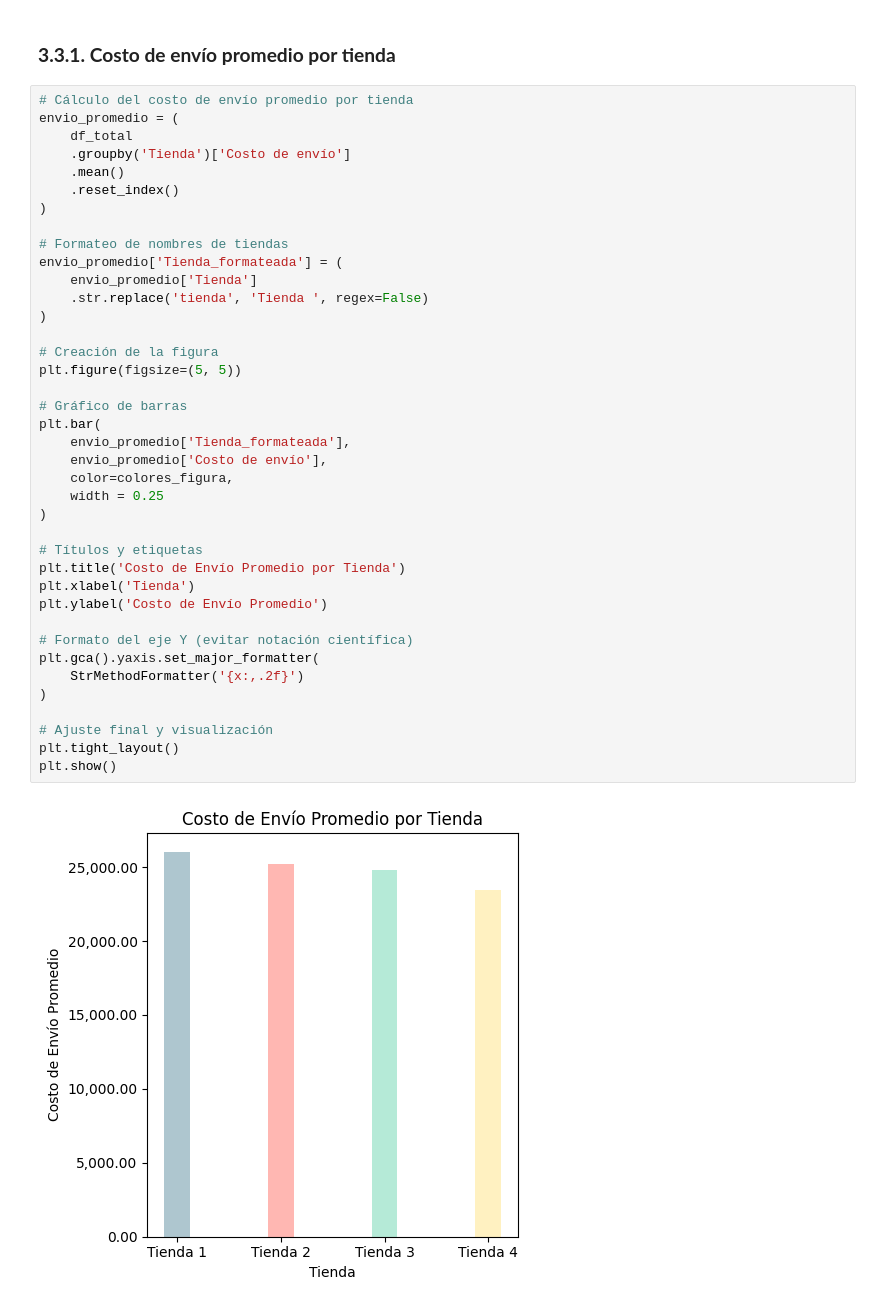
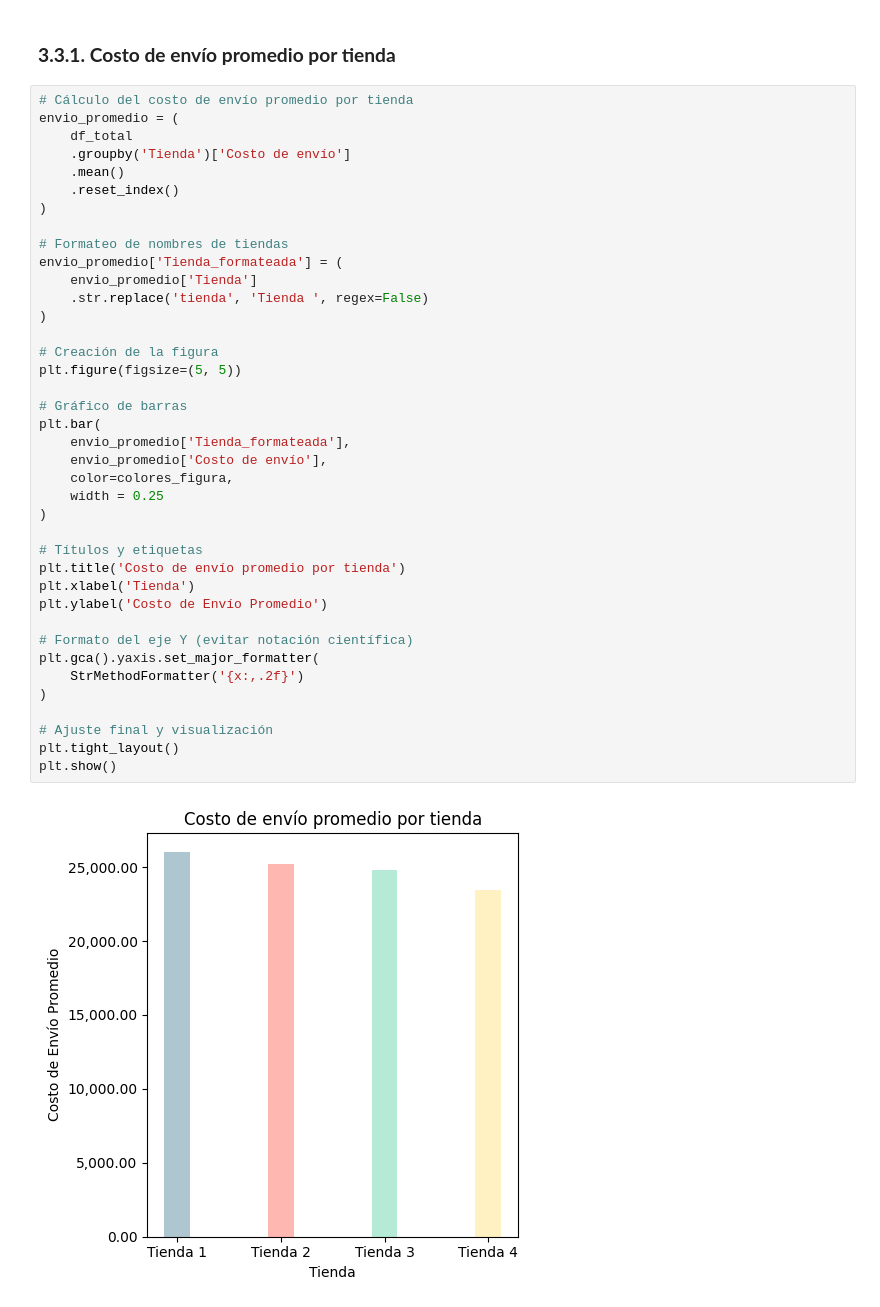
Before and after one commit to marcochc99/Challenge_AluraStore, a Jupyter notebook: Challenge_AluraStore.ipynb, the cells around one changed output. Cells and saved outputs as stored; diff of their text form.

```diff
--- a/Challenge_AluraStore.ipynb
+++ b/Challenge_AluraStore.ipynb
@@ -369,32 +369,32 @@ envio_promedio = (
 # Formateo de nombres de tiendas
 envio_promedio['Tienda_formateada'] = (
     envio_promedio['Tienda']
     .str.replace('tienda', 'Tienda ', regex=False)
 )
 
 # Creación de la figura
 plt.figure(figsize=(5, 5))
 
 # Gráfico de barras
 plt.bar(
     envio_promedio['Tienda_formateada'],
     envio_promedio['Costo de envío'],
     color=colores_figura,
     width = 0.25
 )
 
 # Títulos y etiquetas
-plt.title('Costo de Envío Promedio por Tienda')
+plt.title('Costo de envío promedio por tienda')
 plt.xlabel('Tienda')
 plt.ylabel('Costo de Envío Promedio')
 
 # Formato del eje Y (evitar notación científica)
 plt.gca().yaxis.set_major_formatter(
     StrMethodFormatter('{x:,.2f}')
 )
 
 # Ajuste final y visualización
 plt.tight_layout()
 plt.show()
 # %% [output]
-[figure, old version]
+[figure, new version]
```
Also changed, not shown: parts of 2 cells of this notebook, 5 other files.
